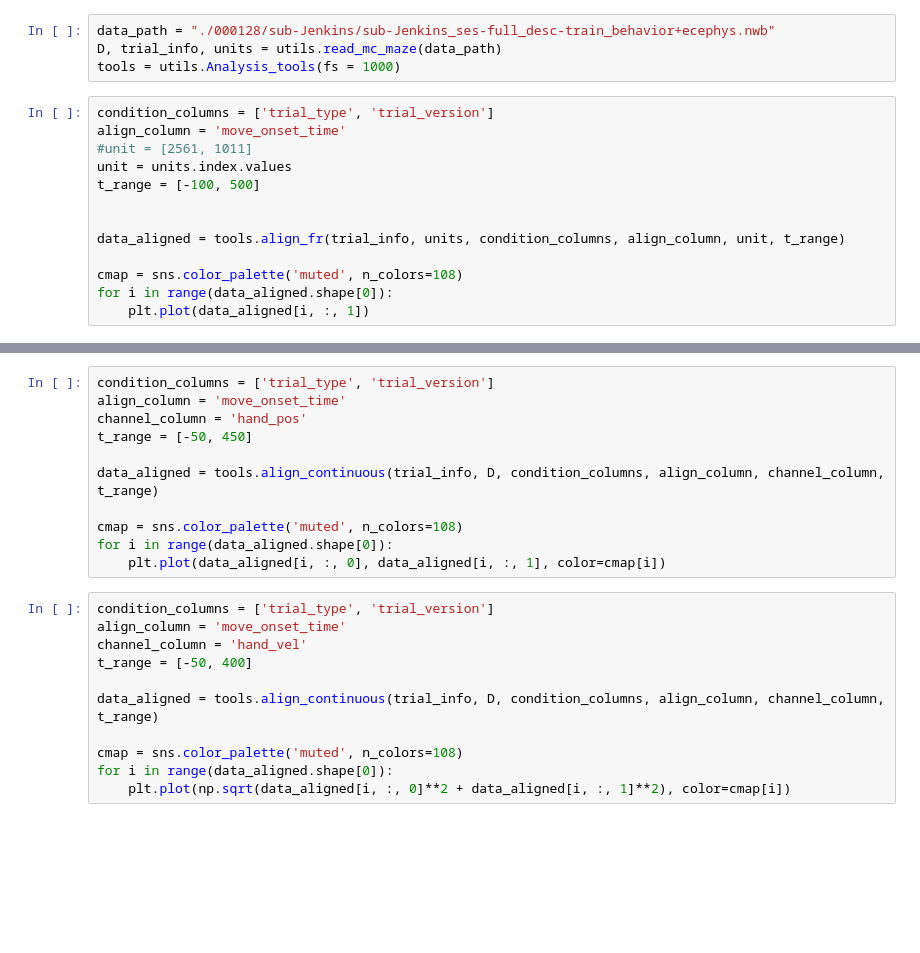
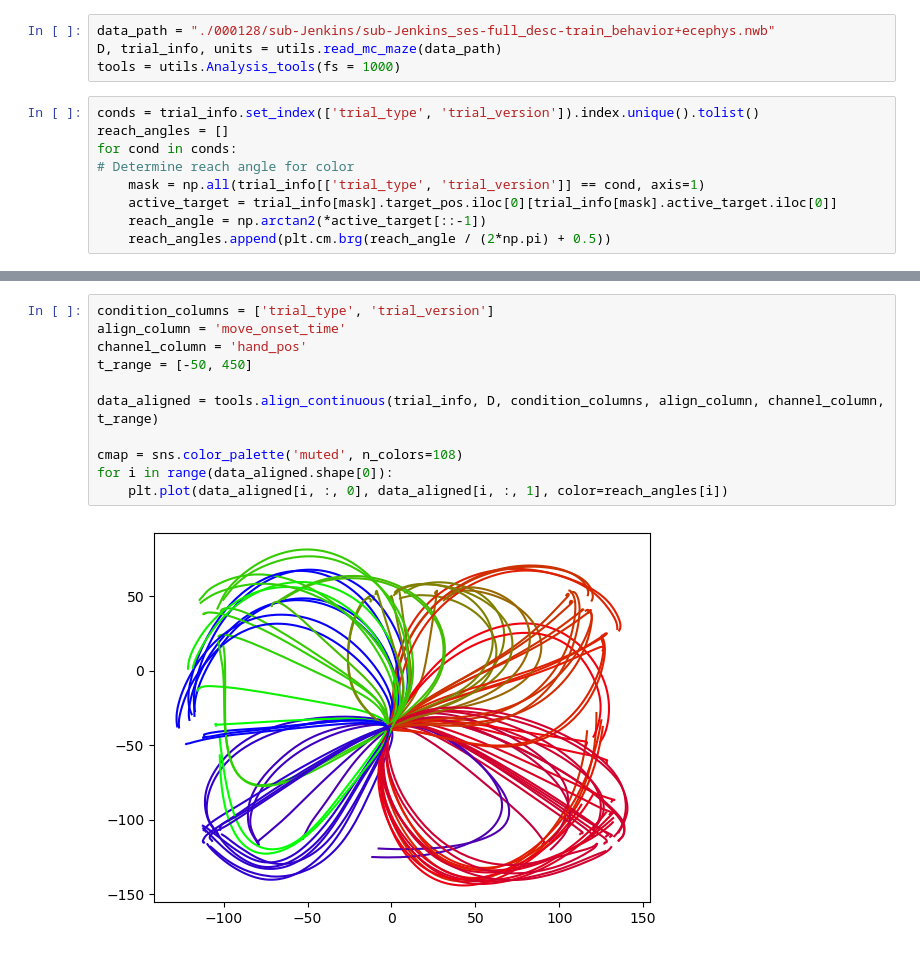
Before and after one commit to mehrdadkashefi/latent_analysis, a Jupyter notebook: test.ipynb, the cells around one changed output, grey strips where cells are left out. Cells and saved outputs as stored; diff of their text form; blank space fills up the shorter version.

```diff
--- a/test.ipynb
+++ b/test.ipynb
@@ -8,19 +8,15 @@ from LTransform import Transform
 data_path = "./000128/sub-Jenkins/sub-Jenkins_ses-full_desc-train_behavior+ecephys.nwb"
 D, trial_info, units = utils.read_mc_maze(data_path)
 tools = utils.Analysis_tools(fs = 1000)
-# %%
-condition_columns = ['trial_type', 'trial_version']
-align_column = 'move_onset_time'
-#unit = [2561, 1011]
-unit = units.index.values
-t_range = [-100, 500]
-
-
-data_aligned = tools.align_fr(trial_info, units, condition_columns, align_column, unit, t_range)
-
-cmap = sns.color_palette('muted', n_colors=108)
-for i in range(data_aligned.shape[0]):
-    plt.plot(data_aligned[i, :, 1])
+# %%
+conds = trial_info.set_index(['trial_type', 'trial_version']).index.unique().tolist()
+reach_angles = []
+for cond in conds:
+# Determine reach angle for color
+    mask = np.all(trial_info[['trial_type', 'trial_version']] == cond, axis=1)
+    active_target = trial_info[mask].target_pos.iloc[0][trial_info[mask].active_target.iloc[0]]
+    reach_angle = np.arctan2(*active_target[::-1])
+    reach_angles.append(plt.cm.brg(reach_angle / (2*np.pi) + 0.5))
 # %%
 which_unit = 2561
 t = [1, 2]
@@ -35,22 +33,13 @@ fr = tools.get_fr(which_unit, units, t, plot=True, dt=dt, t_pad=t_pad)
 # %%
 condition_columns = ['trial_type', 'trial_version']
 align_column = 'move_onset_time'
 channel_column = 'hand_pos'
 t_range = [-50, 450]
 
 data_aligned = tools.align_continuous(trial_info, D, condition_columns, align_column, channel_column, t_range)
 
 cmap = sns.color_palette('muted', n_colors=108)
 for i in range(data_aligned.shape[0]):
-    plt.plot(data_aligned[i, :, 0], data_aligned[i, :, 1], color=cmap[i])
+    plt.plot(data_aligned[i, :, 0], data_aligned[i, :, 1], color=reach_angles[i])
+# %% [output]
+[figure, added]
-# %%
-condition_columns = ['trial_type', 'trial_version']
-align_column = 'move_onset_time'
-channel_column = 'hand_vel'
-t_range = [-50, 400]
-
-data_aligned = tools.align_continuous(trial_info, D, condition_columns, align_column, channel_column, t_range)
-
-cmap = sns.color_palette('muted', n_colors=108)
-for i in range(data_aligned.shape[0]):
-    plt.plot(np.sqrt(data_aligned[i, :, 0]**2 + data_aligned[i, :, 1]**2), color=cmap[i])
```
Also changed, not shown: parts of 15 cells of this notebook, 1 other file.
